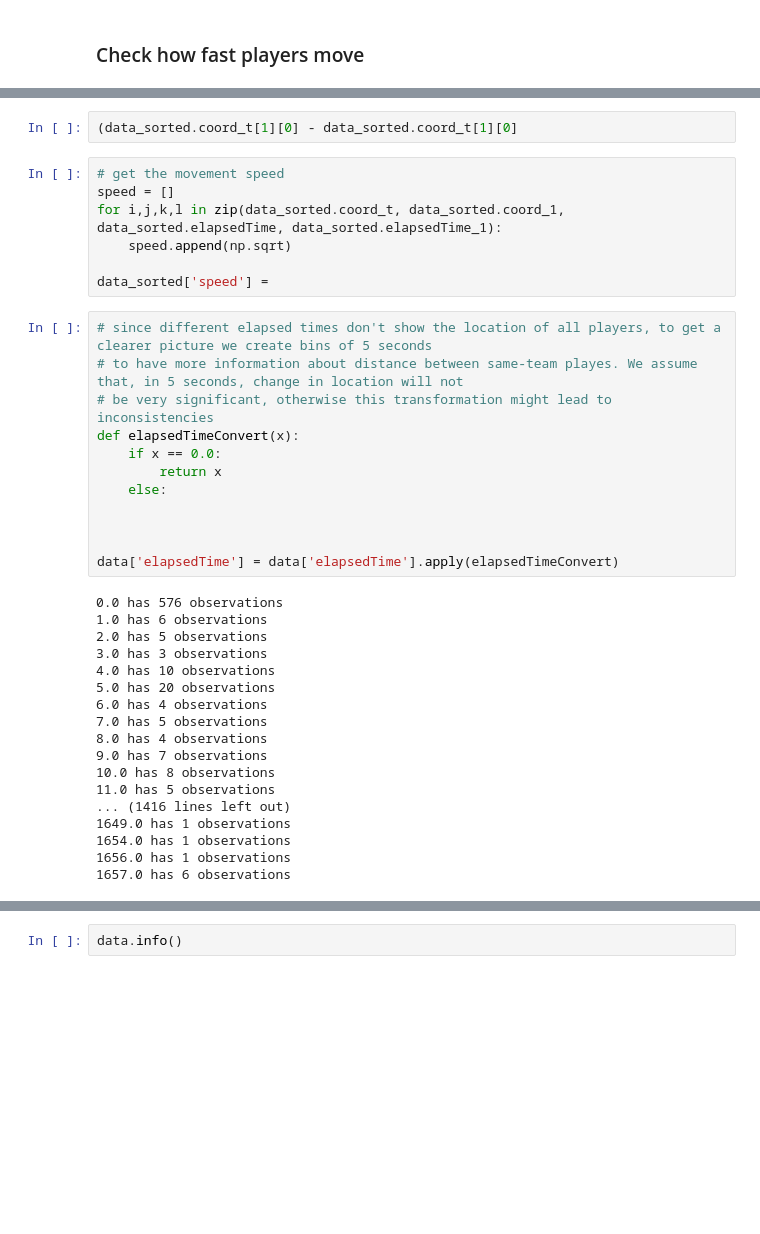
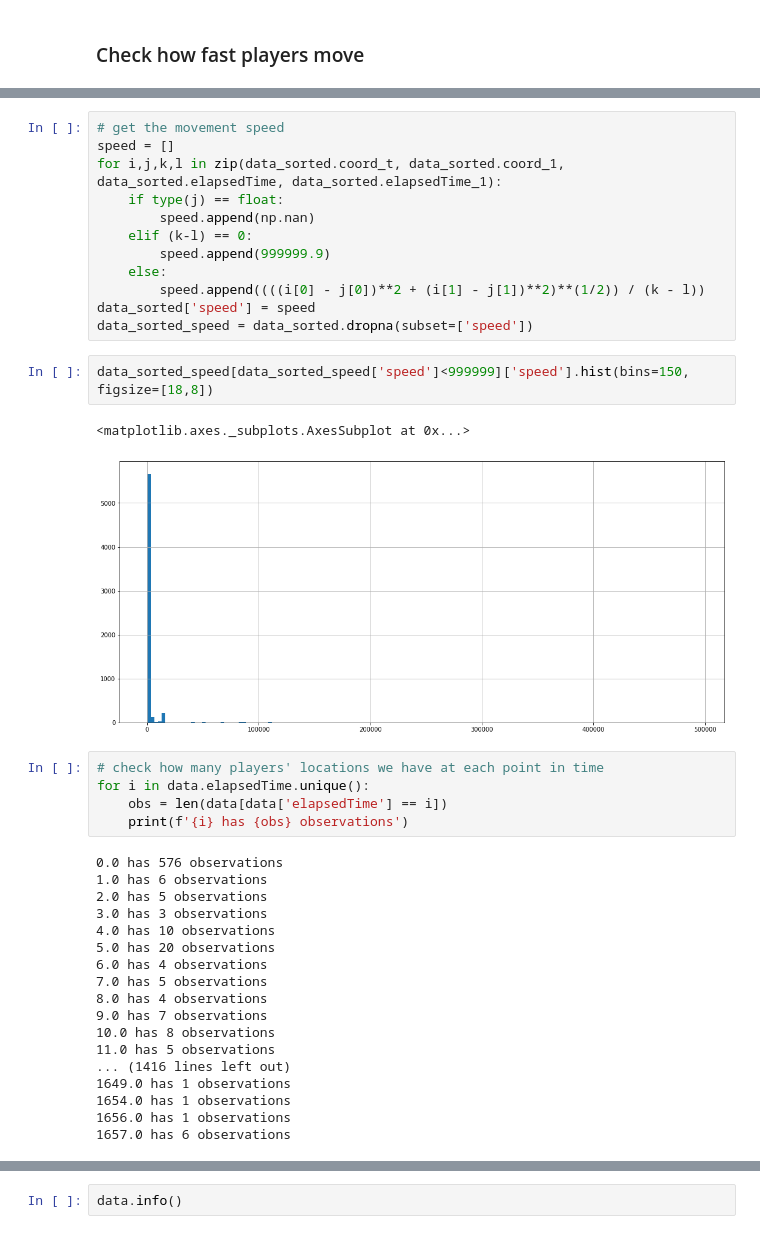
Before and after one commit to valerii-ginak/PUBG_Capstone, a Jupyter notebook: extract_transform_(loadsomeday).ipynb, the cells around one changed output, grey strips where cells are left out. Saved outputs shown, nothing was run; the diff lists cells and outputs as text; blank space fills up the shorter version.

```diff
--- a/extract_transform_(loadsomeday).ipynb
+++ b/extract_transform_(loadsomeday).ipynb
@@ -321,39 +329,40 @@ data_sorted.head()
-# %%
-(data_sorted.coord_t[1][0] - data_sorted.coord_t[1][0]
 # %%
 # get the movement speed
 speed = []
 for i,j,k,l in zip(data_sorted.coord_t, data_sorted.coord_1, data_sorted.elapsedTime, data_sorted.elapsedTime_1):
-    speed.append(np.sqrt)
-
-data_sorted['speed'] =
+    if type(j) == float:
+        speed.append(np.nan)
+    elif (k-l) == 0:
+        speed.append(999999.9)
+    else:
+        speed.append((((i[0] - j[0])**2 + (i[1] - j[1])**2)**(1/2)) / (k - l))
+data_sorted['speed'] = speed
+data_sorted_speed = data_sorted.dropna(subset=['speed'])
-# %%
-# since different elapsed times don't show the location of all players, to get a clearer picture we create bins of 5 seconds
-# to have more information about distance between same-team playes. We assume that, in 5 seconds, change in location will not
-# be very significant, otherwise this transformation might lead to inconsistencies
-def elapsedTimeConvert(x):
-    if x == 0.0:
-        return x
-    else:
-
-
-
-data['elapsedTime'] = data['elapsedTime'].apply(elapsedTimeConvert)
-# %% [output]
-0.0 has 576 observations
-1.0 has 6 observations
-2.0 has 5 observations
-3.0 has 3 observations
-4.0 has 10 observations
-5.0 has 20 observations
-6.0 has 4 observations
-7.0 has 5 observations
-8.0 has 4 observations
-9.0 has 7 observations
-10.0 has 8 observations
-11.0 has 5 observations
-... (1416 lines left out)
-1649.0 has 1 observations
-1654.0 has 1 observations
-1656.0 has 1 observations
-1657.0 has 6 observations
+# %%
+data_sorted_speed[data_sorted_speed['speed']<999999]['speed'].hist(bins=150, figsize=[18,8])
+# %% [output]
+<matplotlib.axes._subplots.AxesSubplot at 0x...>
+[figure, added]
+# %%
+# check how many players' locations we have at each point in time
+for i in data.elapsedTime.unique():
+    obs = len(data[data['elapsedTime'] == i])
+    print(f'{i} has {obs} observations')
+# %% [output]
+0.0 has 576 observations
+1.0 has 6 observations
+2.0 has 5 observations
+3.0 has 3 observations
+4.0 has 10 observations
+5.0 has 20 observations
+6.0 has 4 observations
+7.0 has 5 observations
+8.0 has 4 observations
+9.0 has 7 observations
+10.0 has 8 observations
+11.0 has 5 observations
+... (1416 lines left out)
+1649.0 has 1 observations
+1654.0 has 1 observations
+1656.0 has 1 observations
+1657.0 has 6 observations
```
Also changed, not shown: parts of 6 cells of this notebook.
